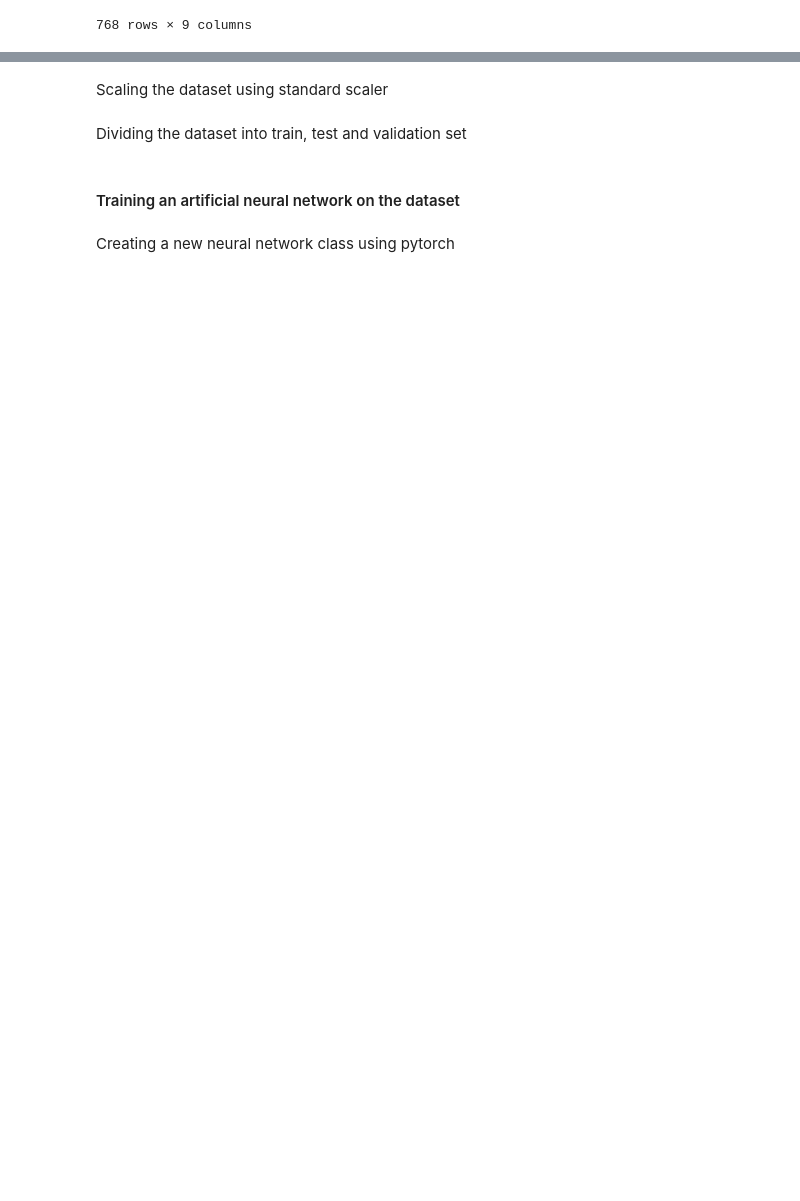
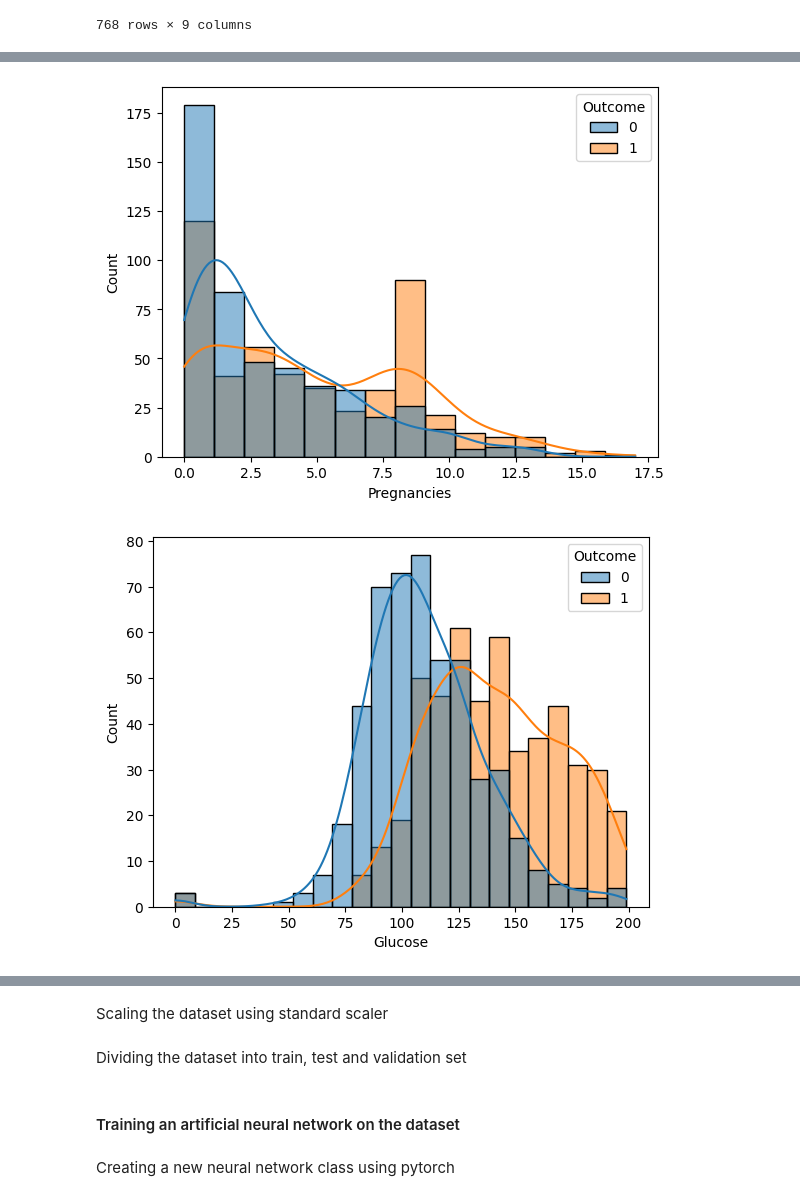
Before and after one commit to Hr15h1/Mini-Project-SemII, a Jupyter notebook: notebook_01.ipynb, the cells around one changed output, grey strips where cells are left out. Saved outputs shown, nothing was run; the diff lists cells and outputs as text; code cells hidden in the pictures; blank space fills up the shorter version.

```diff
--- a/notebook_01.ipynb
+++ b/notebook_01.ipynb
@@ -37,0 +102,7 @@ pima
+# %%
+for col in pima_X.columns:
+    plt.figure()
+    sns.histplot(data=pima_combined, x=col, hue="Outcome", kde=True)
+# %% [output]
+[figure, added]
+[figure, added]
```
Also changed, not shown: parts of 37 cells of this notebook.
